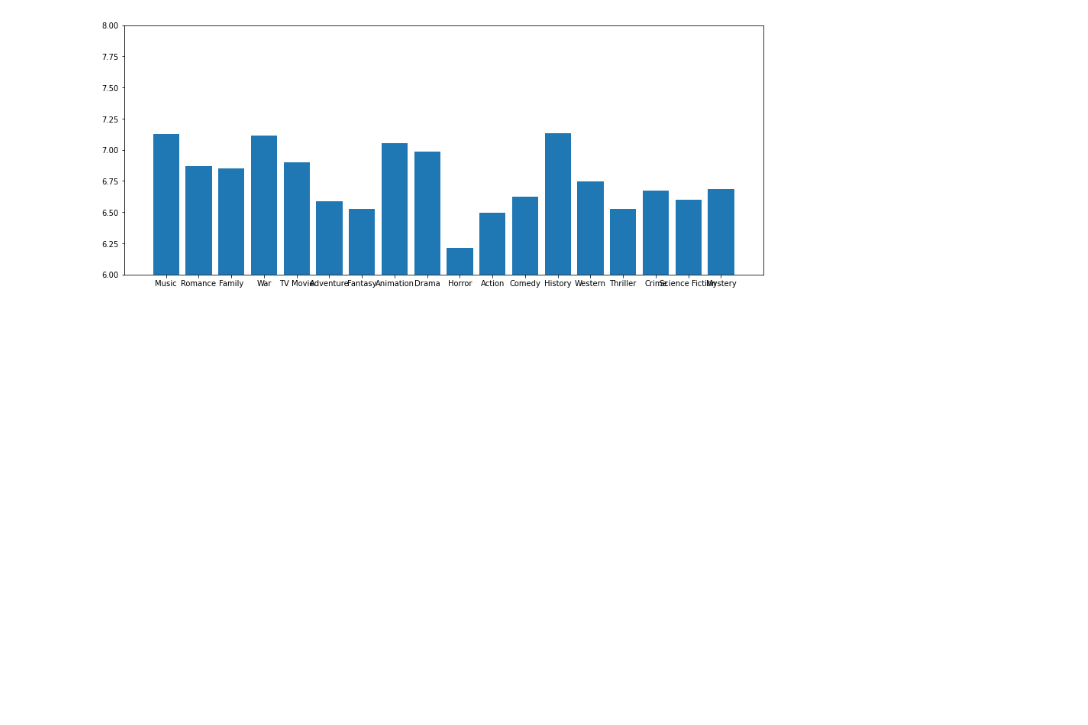
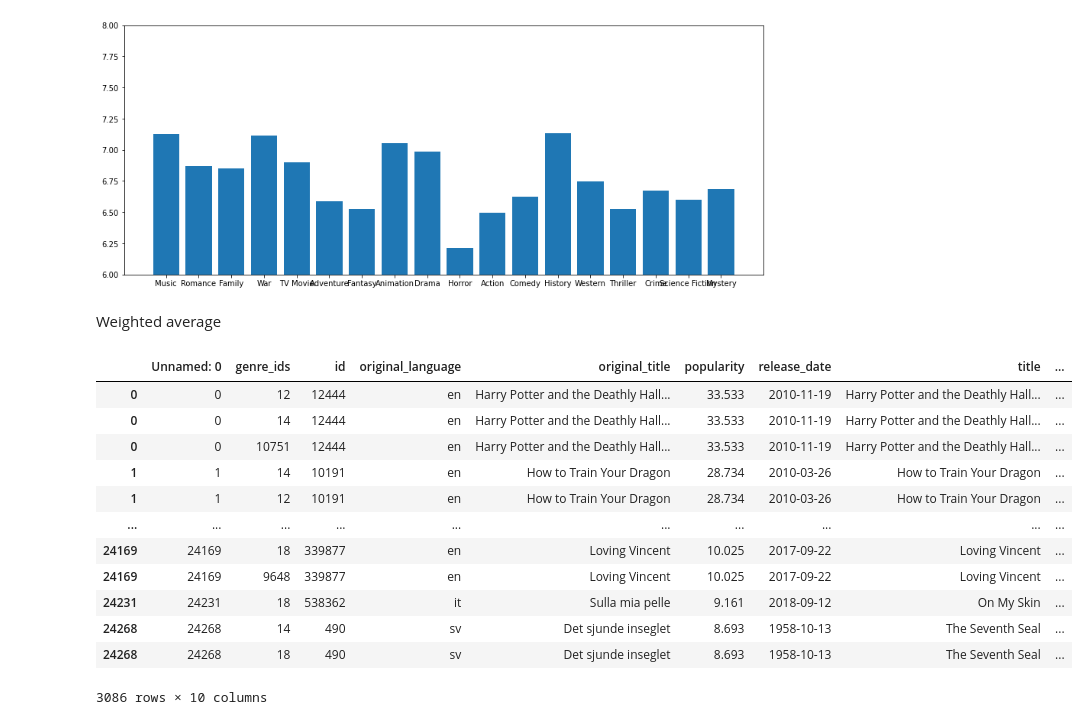
Before and after one commit to Co-nn/Movie-Analysis-Project, a Jupyter notebook: Connor/Untitled.ipynb, the cells around one changed output. Saved outputs shown, nothing was run; the diff lists cells and outputs as text; code cells hidden in the pictures; blank space fills up the shorter version.

```diff
--- a/Connor/Untitled.ipynb
+++ b/Connor/Untitled.ipynb
@@ -199,3 +228,22 @@ ax.set_ylim(6,8)
 # %% [output]
 (6.0, 8.0)
 [figure]
+# %% [markdown]
+Weighted average
+# %%
+tmdb_df_clean_weighted_avg = tmdb_df_clean.explode(column="genre_ids")
+tmdb_df_clean_weighted_avg
+# %% [output]
+|  | Unnamed: 0 | genre_ids | id | original_language | original_title | popularity | release_date | title | ... |
+| 0 | 0 | 12 | 12444 | en | Harry Potter and the Deathly Hall... | 33.533 | 2010-11-19 | Harry Potter and the Deathly Hall... | ... |
+| 0 | 0 | 14 | 12444 | en | Harry Potter and the Deathly Hall... | 33.533 | 2010-11-19 | Harry Potter and the Deathly Hall... | ... |
+| 0 | 0 | 10751 | 12444 | en | Harry Potter and the Deathly Hall... | 33.533 | 2010-11-19 | Harry Potter and the Deathly Hall... | ... |
+| 1 | 1 | 14 | 10191 | en | How to Train Your Dragon | 28.734 | 2010-03-26 | How to Train Your Dragon | ... |
+| 1 | 1 | 12 | 10191 | en | How to Train Your Dragon | 28.734 | 2010-03-26 | How to Train Your Dragon | ... |
+| ... | ... | ... | ... | ... | ... | ... | ... | ... | ... |
+| 24169 | 24169 | 18 | 339877 | en | Loving Vincent | 10.025 | 2017-09-22 | Loving Vincent | ... |
+| 24169 | 24169 | 9648 | 339877 | en | Loving Vincent | 10.025 | 2017-09-22 | Loving Vincent | ... |
+| 24231 | 24231 | 18 | 538362 | it | Sulla mia pelle | 9.161 | 2018-09-12 | On My Skin | ... |
+| 24268 | 24268 | 14 | 490 | sv | Det sjunde inseglet | 8.693 | 1958-10-13 | The Seventh Seal | ... |
+| 24268 | 24268 | 18 | 490 | sv | Det sjunde inseglet | 8.693 | 1958-10-13 | The Seventh Seal | ... |
+3086 rows × 10 columns
```
Also changed, not shown: parts of 10 cells of this notebook.
